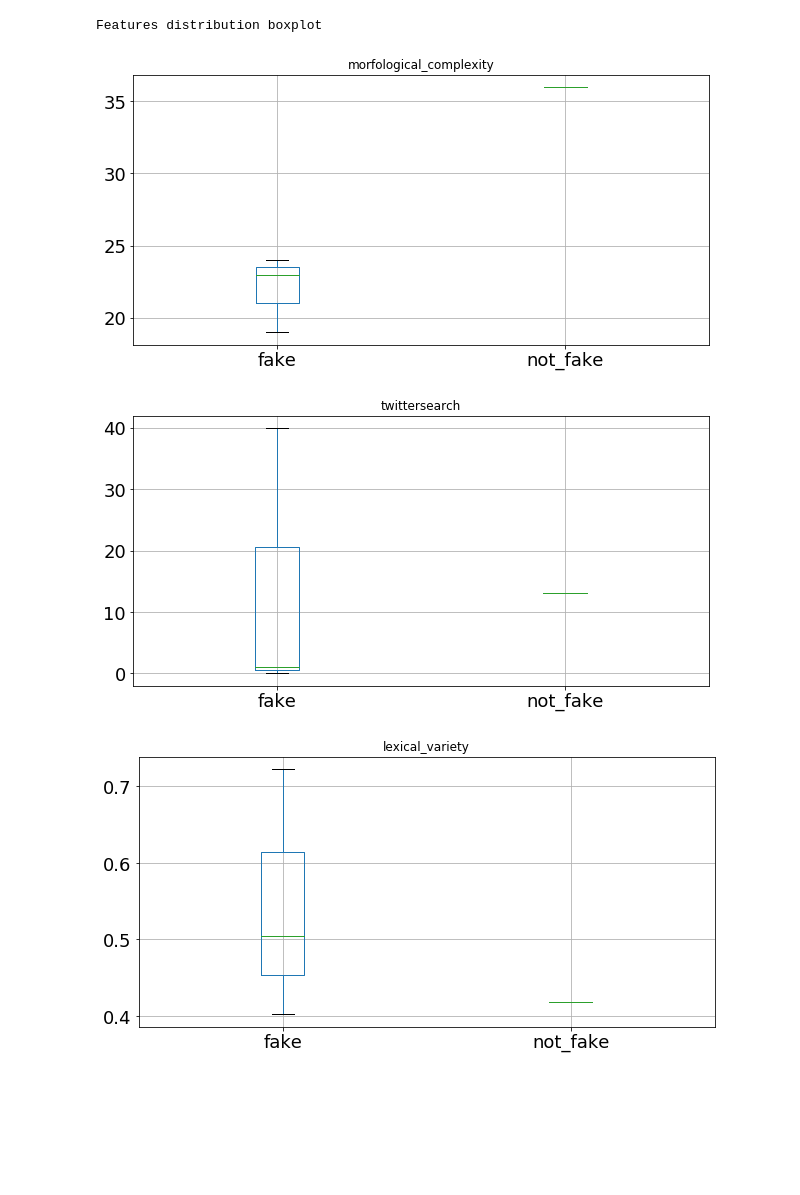
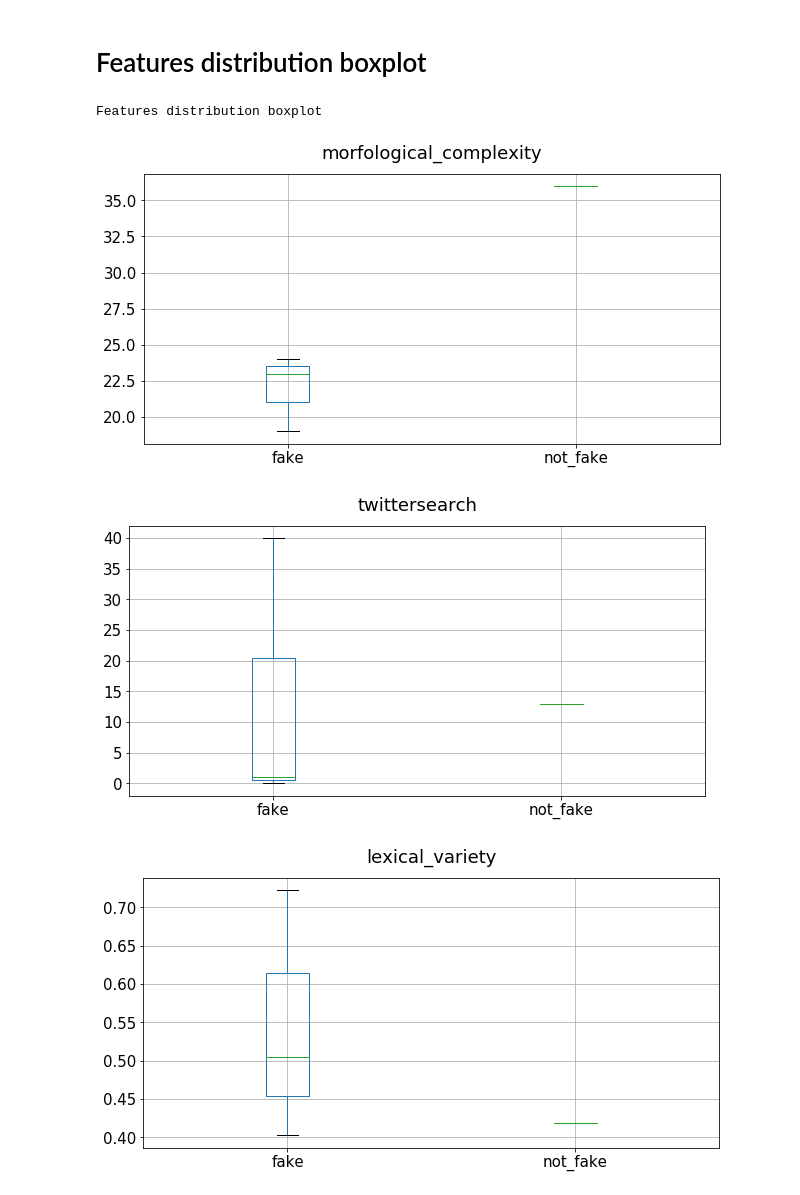
Before and after one commit to IcedGarion/fake-news, a Jupyter notebook: src/plot_results.ipynb, the cells around one changed output. Drawn from its saved outputs; the diff is of its cells as text; code cells hidden in the pictures; blank space fills up the shorter version.

Commit message:
Boxplot + Scatterplot

```diff
--- a/src/plot_results.ipynb
+++ b/src/plot_results.ipynb
@@ -1,14 +3,6 @@
 # %%
-# scatter plot + box plot (& istogram)
+import os, pandas as pd
 
-# notebook:
-# Legge dalla directory out/ tutti i file che ci sono (uno per feature) e mettere insieme tutto in uno stesso file
-# (sicuramente la run di twitter andra' da sola e avra' un file di out a parte: si vuole unire ai file gia' presenti delle altre features:
-# pandas.join... Metti tutto in un file solo, e poi fai i vari plot.
-
-import os, pandas as pd, numpy as np, matplotlib.pyplot as plt
-
-''' FILE IMPORT & JOIN '''
 # files from "features_exploration" out (.csv)
 out_path = ".." + os.sep + "out" + os.sep
 dataframes = []
@@ -33,27 +27,32 @@ for dataframe in dataframes[1:]:
 columns = ["id", "label"]
 columns.extend(features)
 final_data = final_data[columns]
-
-
-''' PLOTTING RESULTS '''
-
-# boxplot: distribution of fake - not_fake for every feature
-print("Features distribution boxplot")
-for feature in features:
-    boxplot = final_data.boxplot(by="label", column=feature, figsize=(10, 5), fontsize=18)
-    # blank labels
-    [axis.set_xlabel('') for axis in np.asarray(boxplot).reshape(-1)]
-    fig = np.asarray(boxplot).reshape(-1)[0].get_figure()
-    # blank title
-    fig.suptitle('')
-    plt.show()
-
-# tutto in uno, piu' compatto ma piccolo
-# final_data.boxplot(by="label", column=features)
-
-# scatterplot
-# %% [output]
-Features distribution boxplot
-[figure, removed]
-[figure, removed]
-[figure, removed]
+# %% [markdown]
+# Features distribution boxplot
+# %%
+import numpy as np, matplotlib.pyplot as plt
+
+
+''' PLOTTING RESULTS '''
+
+# parameters
+width = 10
+height = 5
+axes_fontsize = 15
+labels_fontsize = 18
+
+# boxplot: distribution of fake - not_fake for every feature
+for feature in features:
+    # plot
+    boxplot = final_data.boxplot(by="label", column=feature, figsize=(width, height), fontsize=axes_fontsize)
+    # blank labels
+    [axis.set_xlabel('') for axis in np.asarray(boxplot).reshape(-1)]
+    fig = np.asarray(boxplot).reshape(-1)[0].get_figure()
+    # title
+    plt.title("")
+    fig.suptitle(feature, fontsize=labels_fontsize)
+# %% [output]
+Features distribution boxplot
+[figure, added]
+[figure, added]
+[figure, added]
```
Also changed, not shown: parts of 3 cells of this notebook, 2 other files.
